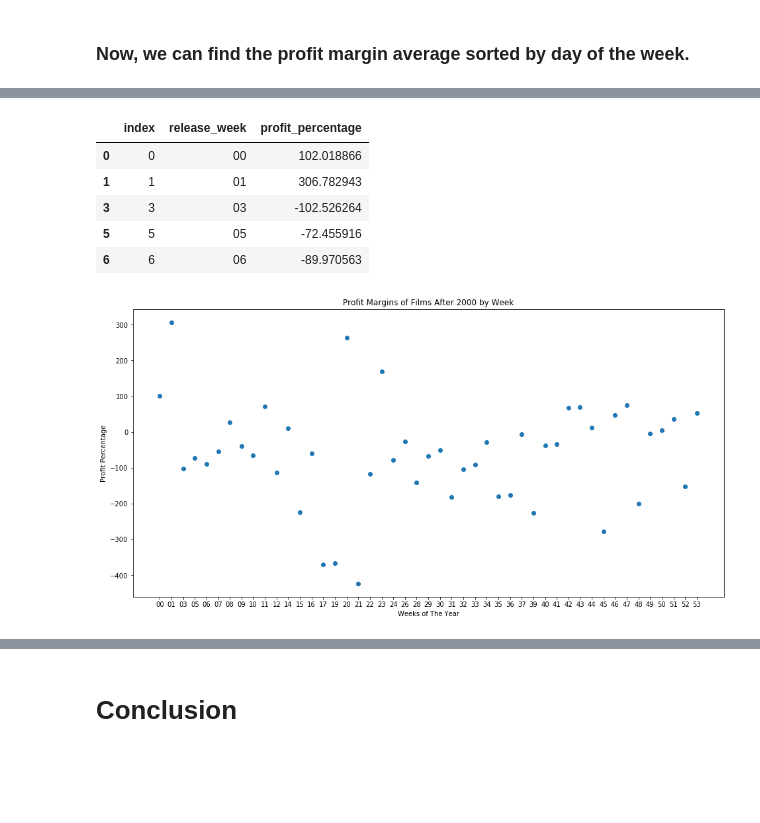
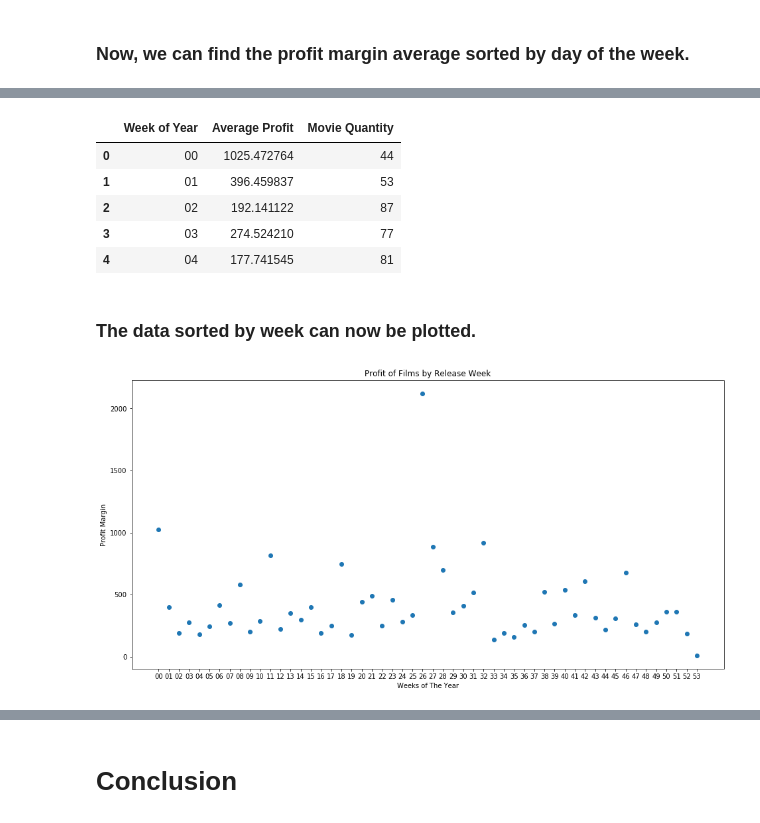
Before and after one commit to jaykayso/dsc-phase-1-project-online, a Jupyter notebook: Question 2 .ipynb, the cells around one changed output, grey strips where cells are left out. Cells and saved outputs as stored; diff of their text form; code cells hidden in the pictures; blank space fills up the shorter version.

```diff
--- a/Question 2 .ipynb
+++ b/Question 2 .ipynb
@@ -417,18 +370,28 @@ profit_by_week_out.shape
+# %%
+movie_week_df.set_index('Week of Year', inplace = True)
+# %%
+weekly_profit.set_index('Week of Year', inplace = True)
+# %%
+all_week_df = weekly_profit.join(movie_week_df, how = 'inner', lsuffix = 'x')
+# %%
+all_week_df.reset_index(inplace = True)
 # %%
-profit_by_week_out.head()
+all_week_df.head()
 # %% [output]
-|  | index | release_week | profit_percentage |
-| 0 | 0 | 00 | 102.018866 |
-| 1 | 1 | 01 | 306.782943 |
-| 3 | 3 | 03 | -102.526264 |
-| 5 | 5 | 05 | -72.455916 |
-| 6 | 6 | 06 | -89.970563 |
+|  | Week of Year | Average Profit | Movie Quantity |
+| 0 | 00 | 1025.472764 | 44 |
+| 1 | 01 | 396.459837 | 53 |
+| 2 | 02 | 192.141122 | 87 |
+| 3 | 03 | 274.524210 | 77 |
+| 4 | 04 | 177.741545 | 81 |
+# %% [markdown]
+### The data sorted by week can now be plotted.
 # %%
 fig, ax = plt.subplots(figsize=(16,8))
-ax.scatter(profit_by_week_out['release_week'], profit_by_week_out['profit_percentage'])
+ax.scatter(all_week_df['Week of Year'], all_week_df['Average Profit'])
 ax.set_xlabel('Weeks of The Year')
-ax.set_ylabel('Profit Percentage')
-plt.title('Profit Margins of Films After 2000 by Week')
+ax.set_ylabel('Profit Margin')
+plt.title('Profit of Films by Release Week')
 plt.show()
 # %% [output]
-[figure, old version]
+[figure, new version]
```
Also changed, not shown: parts of 76 cells of this notebook, 2 other files.
